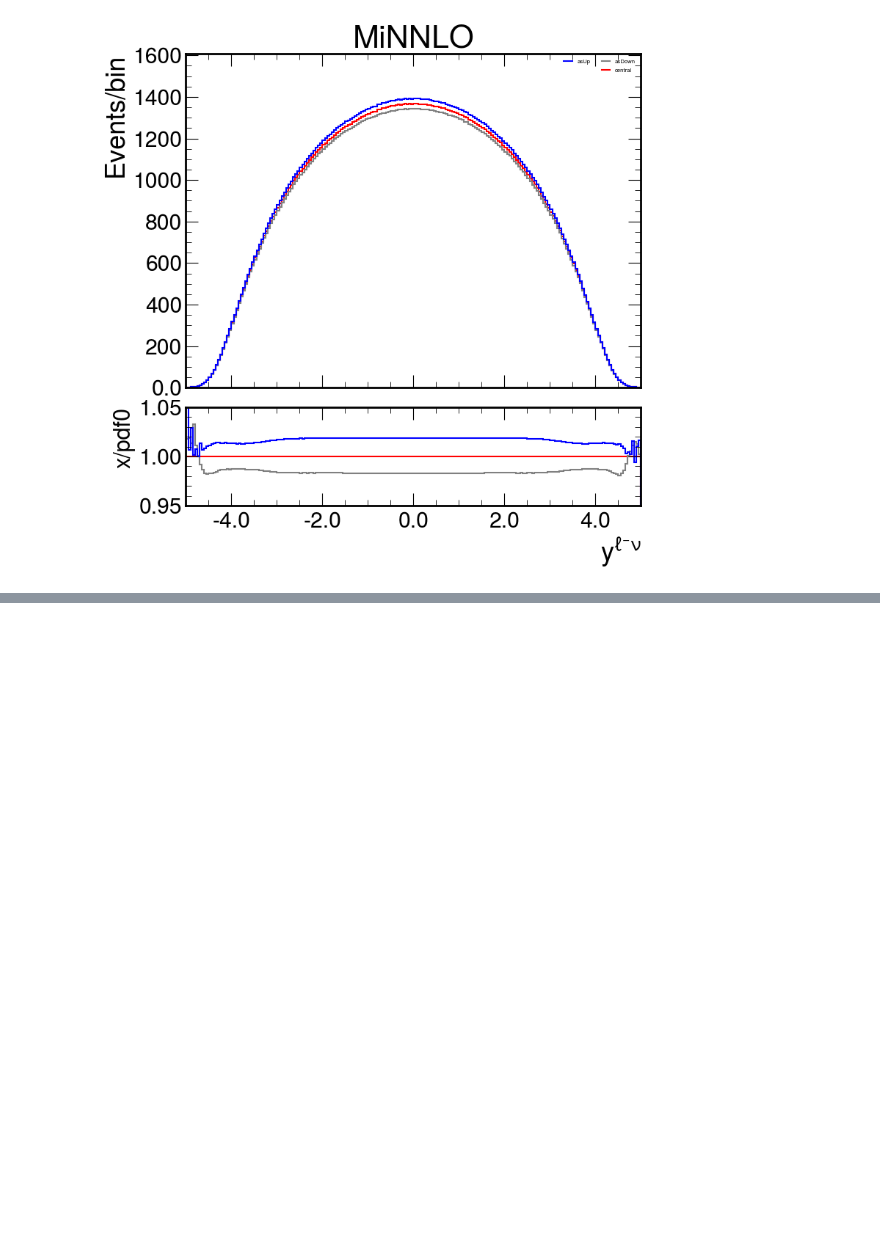
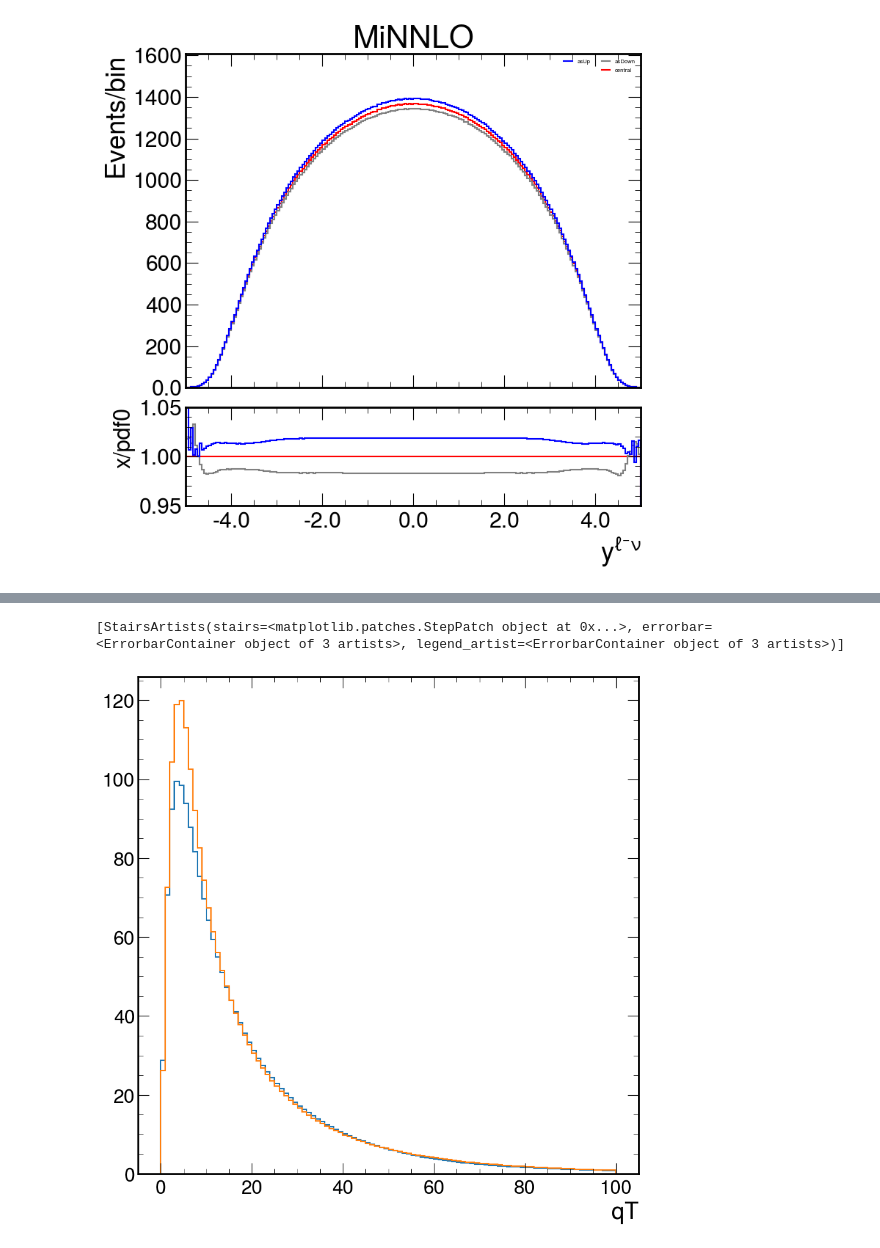
Before and after one commit to bendavid/WRemnants, a Jupyter notebook: notebooks/CompareCorrections.ipynb, the cells around one changed output, grey strips where cells are left out. Saved outputs shown, nothing was run; the diff lists cells and outputs as text; code cells hidden in the pictures; blank space fills up the shorter version.

```diff
--- a/notebooks/CompareCorrections.ipynb
+++ b/notebooks/CompareCorrections.ipynb
@@ -309,0 +269,7 @@ WeightedSum(value=1864.03, variance=2.13394e-05)
+# %%
+dyturbo_scetlib_pdf = input_tools.read_matched_scetlib_dyturbo_hist("/scratch/shared/TheoryPredictions/ScetlibFiles/inclusive_Z_MSHT20_NP0_combined.pkl",
+    "/scratch/shared/TheoryPredictions/ScetlibFiles/inclusive_Z_MSHT20_NP0_nnlo_sing_combined.pkl",
+    "/scratch/shared/TheoryPredictions/DYTurbo/Z/msht20nnlo/pdfvars/results_z-2d-nnlo-vj-member{i}-scetlibmatch.txt",
+    axes=("Y", "qT"),
+    charge=0,
+)
@@ -309,0 +368,7 @@ WeightedSum(value=1864.03, variance=2.13394e-05)
+# %%
+dyturbo_scetlib_pdf_rebin, minnlo_z_pdf_rebin = hh.rebinHistsToCommon([dyturbo_scetlib_pdf, minnlo_z_pdf], ["Y", "y"])
+dyturbo_scetlib_pdf_rebin[{"vars" : 0}].project("qT")[:100.j].plot(binwnorm=1.)
+minnlo_z_pdf_rebin[{"pdfVar" : 0}].project("ptVgen")[:100.j].plot(binwnorm=1.)
+# %% [output]
+[StairsArtists(stairs=<matplotlib.patches.StepPatch object at 0x...>, errorbar=<ErrorbarContainer object of 3 artists>, legend_artist=<ErrorbarContainer object of 3 artists>)]
+[figure, added]
```
Also changed, not shown: parts of 28 cells of this notebook, 9 other files.
